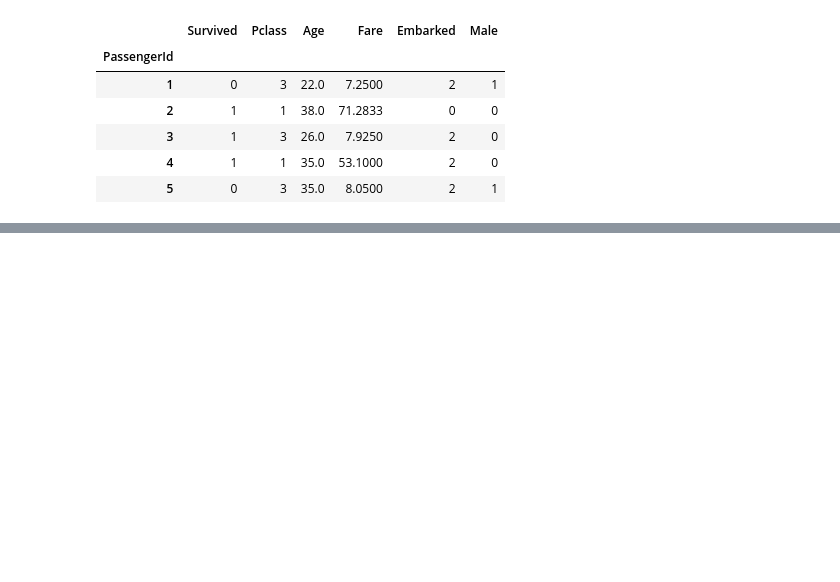
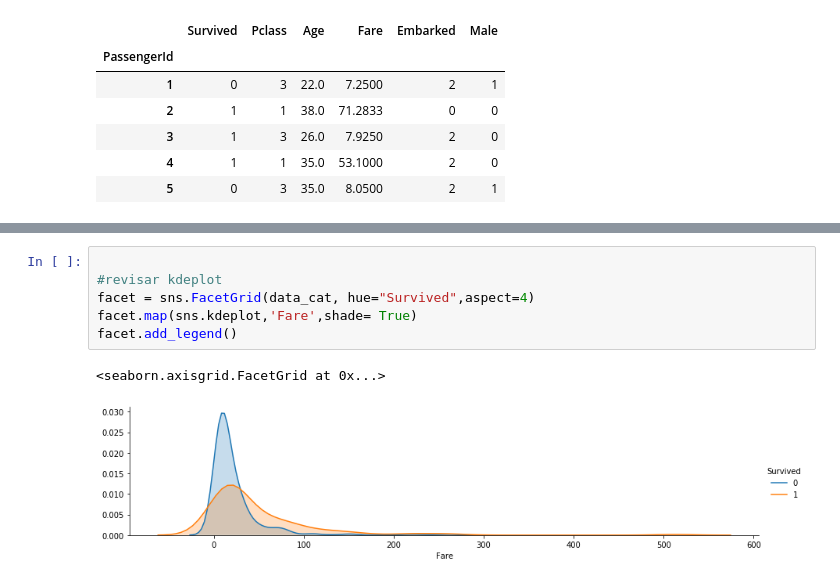
Before and after one commit to cazdlt/MLPython, a Jupyter notebook: titanic_logistic_reg.ipynb, the cells around one changed output, grey strips where cells are left out. Saved outputs shown, nothing was run; the diff lists cells and outputs as text; blank space fills up the shorter version.

```diff
--- a/titanic_logistic_reg.ipynb
+++ b/titanic_logistic_reg.ipynb
@@ -62,0 +69,9 @@ import numpy as np
+# %%
+
+#revisar kdeplot
+facet = sns.FacetGrid(data_cat, hue="Survived",aspect=4)
+facet.map(sns.kdeplot,'Fare',shade= True)
+facet.add_legend()
+# %% [output]
+<seaborn.axisgrid.FacetGrid at 0x...>
+[figure, added]
```
Also changed, not shown: parts of 3 cells of this notebook.
